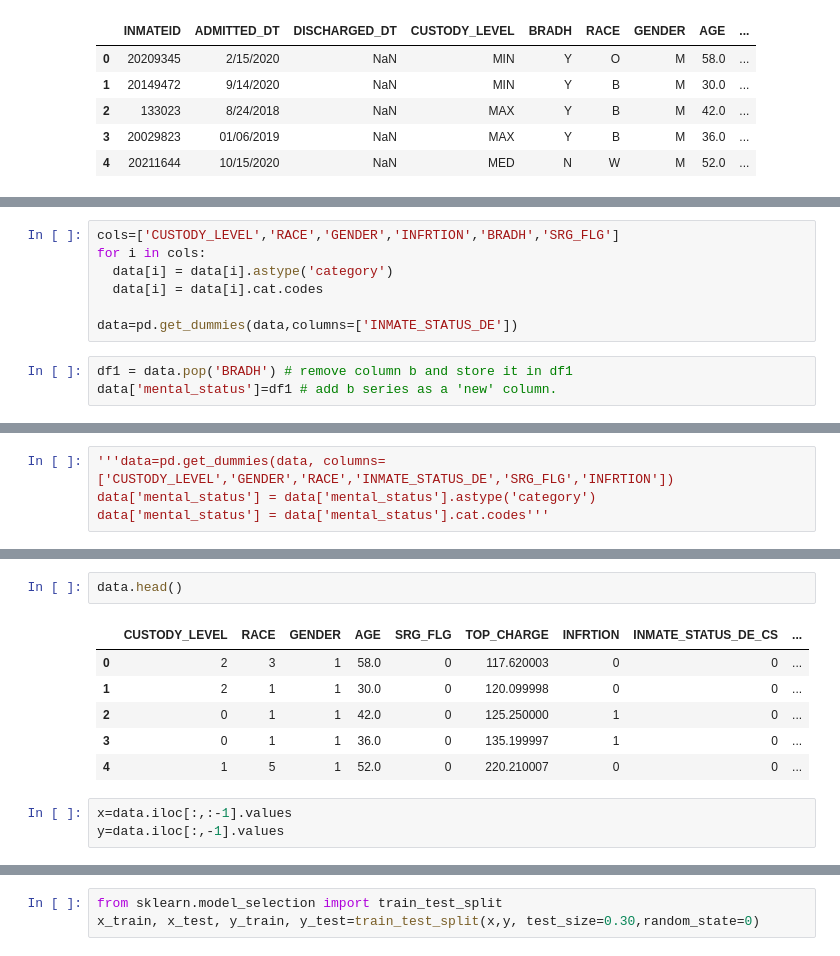
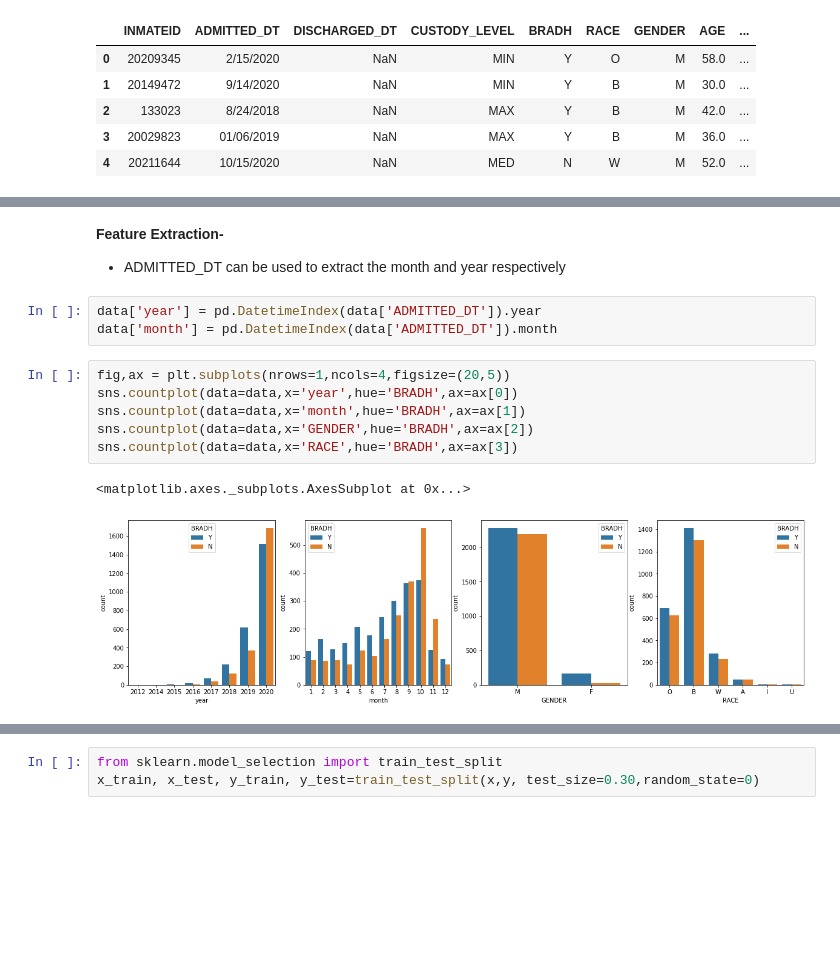
Before and after one commit to FrancisDcruz/OpenFairness, a Jupyter notebook: crime_fareness_.ipynb, the cells around one changed output, grey strips where cells are left out. Cells and saved outputs as stored; diff of their text form; blank space fills up the shorter version.

```diff
--- a/crime_fareness_.ipynb
+++ b/crime_fareness_.ipynb
@@ -112,10 +98,0 @@ for i in cols:
-# %%
-cols=['CUSTODY_LEVEL','RACE','GENDER','INFRTION','BRADH','SRG_FLG']
-for i in cols:
-  data[i] = data[i].astype('category')
-  data[i] = data[i].cat.codes
-
-data=pd.get_dummies(data,columns=['INMATE_STATUS_DE'])
-# %%
-df1 = data.pop('BRADH') # remove column b and store it in df1
-data['mental_status']=df1 # add b series as a 'new' column.
@@ -124,4 +98,0 @@ fair_data=data
-# %%
-'''data=pd.get_dummies(data, columns=['CUSTODY_LEVEL','GENDER','RACE','INMATE_STATUS_DE','SRG_FLG','INFRTION'])
-data['mental_status'] = data['mental_status'].astype('category')
-data['mental_status'] = data['mental_status'].cat.codes'''
@@ -145,12 +99,17 @@ heatmap.set_title('Features Correlating with mental_status', fontdict={'fontsize
-# %%
-data.head()
-# %% [output]
-|  | CUSTODY_LEVEL | RACE | GENDER | AGE | SRG_FLG | TOP_CHARGE | INFRTION | INMATE_STATUS_DE_CS | ... |
-| 0 | 2 | 3 | 1 | 58.0 | 0 | 117.620003 | 0 | 0 | ... |
-| 1 | 2 | 1 | 1 | 30.0 | 0 | 120.099998 | 0 | 0 | ... |
-| 2 | 0 | 1 | 1 | 42.0 | 0 | 125.250000 | 1 | 0 | ... |
-| 3 | 0 | 1 | 1 | 36.0 | 0 | 135.199997 | 1 | 0 | ... |
-| 4 | 1 | 5 | 1 | 52.0 | 0 | 220.210007 | 0 | 0 | ... |
-# %%
-x=data.iloc[:,:-1].values
-y=data.iloc[:,-1].values
+# %% [markdown]
+**Feature Extraction-**
+
+
+*   ADMITTED_DT can be used to extract the month and year respectively
+# %%
+data['year'] = pd.DatetimeIndex(data['ADMITTED_DT']).year
+data['month'] = pd.DatetimeIndex(data['ADMITTED_DT']).month
+# %%
+fig,ax = plt.subplots(nrows=1,ncols=4,figsize=(20,5))
+sns.countplot(data=data,x='year',hue='BRADH',ax=ax[0])
+sns.countplot(data=data,x='month',hue='BRADH',ax=ax[1])
+sns.countplot(data=data,x='GENDER',hue='BRADH',ax=ax[2])
+sns.countplot(data=data,x='RACE',hue='BRADH',ax=ax[3])
+# %% [output]
+<matplotlib.axes._subplots.AxesSubplot at 0x...>
+[figure, added]
```
Also changed, not shown: parts of 86 cells of this notebook.
